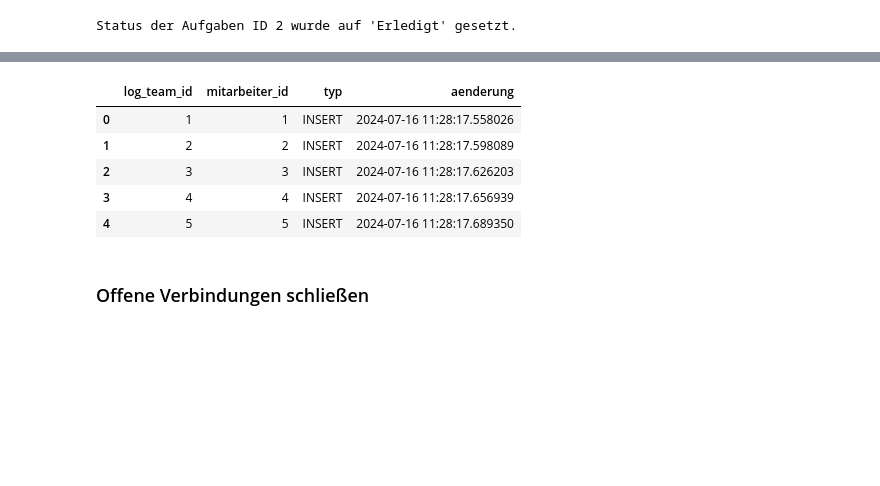
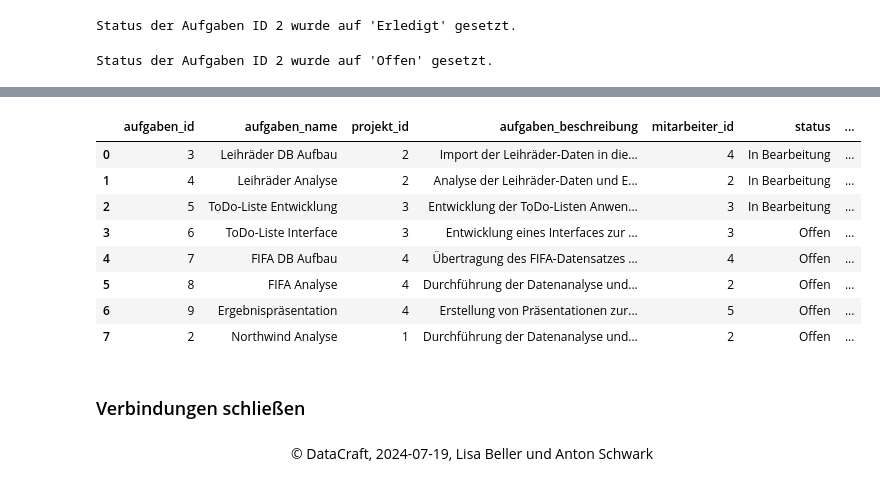
Before and after one commit to lisabeller/Praxisprojekt-SQL-Datenbank-todo-Liste, a Jupyter notebook: 202407_Datenbanken_SQL_Abschlussprojekt_LB.ipynb, the cells around one changed output, grey strips where cells are left out. Saved outputs shown, nothing was run; the diff lists cells and outputs as text; code cells hidden in the pictures; blank space fills up the shorter version.

Commit message:
testing, fehler behoben in klasse aufgaben

```diff
--- a/202407_Datenbanken_SQL_Abschlussprojekt_LB.ipynb
+++ b/202407_Datenbanken_SQL_Abschlussprojekt_LB.ipynb
@@ -938,6 +932,11 @@ get_info(2)
 set_status_erledigt(2)
 # %% [output]
 Status der Aufgaben ID 2 wurde auf 'Erledigt' gesetzt.
+# %%
+# Aufgabe 2, Status auf 'Offen' setzten
+set_status(2, 'Offen')
+# %% [output]
+Status der Aufgaben ID 2 wurde auf 'Offen' gesetzt.
 # %%
 # Alle Aufgaben anzeigen lassen
 get_all_aufgaben()
@@ -954,17 +953,22 @@ get_all_aufgaben()
 | 8 | 2 | Northwind Analyse | Northwind Datenanalyse | Johannes Schmidt | Durchführung der Datenanalyse und... | Erledigt |
 # %%
 # Tabelle "Aufgaben" anzeigen
-display_table('team_log')
+display_table('aufgaben')
 # %% [output]
-|  | log_team_id | mitarbeiter_id | typ | aenderung |
-| 0 | 1 | 1 | INSERT | 2024-07-16 11:28:17.558026 |
-| 1 | 2 | 2 | INSERT | 2024-07-16 11:28:17.598089 |
-| 2 | 3 | 3 | INSERT | 2024-07-16 11:28:17.626203 |
-| 3 | 4 | 4 | INSERT | 2024-07-16 11:28:17.656939 |
-| 4 | 5 | 5 | INSERT | 2024-07-16 11:28:17.689350 |
+|  | aufgaben_id | aufgaben_name | projekt_id | aufgaben_beschreibung | mitarbeiter_id | status | ... |
+| 0 | 3 | Leihräder DB Aufbau | 2 | Import der Leihräder-Daten in die... | 4 | In Bearbeitung | ... |
+| 1 | 4 | Leihräder Analyse | 2 | Analyse der Leihräder-Daten und E... | 2 | In Bearbeitung | ... |
+| 2 | 5 | ToDo-Liste Entwicklung | 3 | Entwicklung der ToDo-Listen Anwen... | 3 | In Bearbeitung | ... |
+| 3 | 6 | ToDo-Liste Interface | 3 | Entwicklung eines Interfaces zur ... | 3 | Offen | ... |
+| 4 | 7 | FIFA DB Aufbau | 4 | Übertragung des FIFA-Datensatzes ... | 4 | Offen | ... |
+| 5 | 8 | FIFA Analyse | 4 | Durchführung der Datenanalyse und... | 2 | Offen | ... |
+| 6 | 9 | Ergebnispräsentation | 4 | Erstellung von Präsentationen zur... | 5 | Offen | ... |
+| 7 | 2 | Northwind Analyse | 1 | Durchführung der Datenanalyse und... | 2 | Offen | ... |
 # %% [markdown]
-### Offene Verbindungen schließen
+### Verbindungen schließen
 # %%
 # Verbindung schließen
 con.close()
 sa_eng.dispose()
+# %% [markdown]
+<center><text>© DataCraft, 2024-07-19, Lisa Beller und Anton Schwark</b></center>
```
Also changed, not shown: parts of 18 cells of this notebook.
